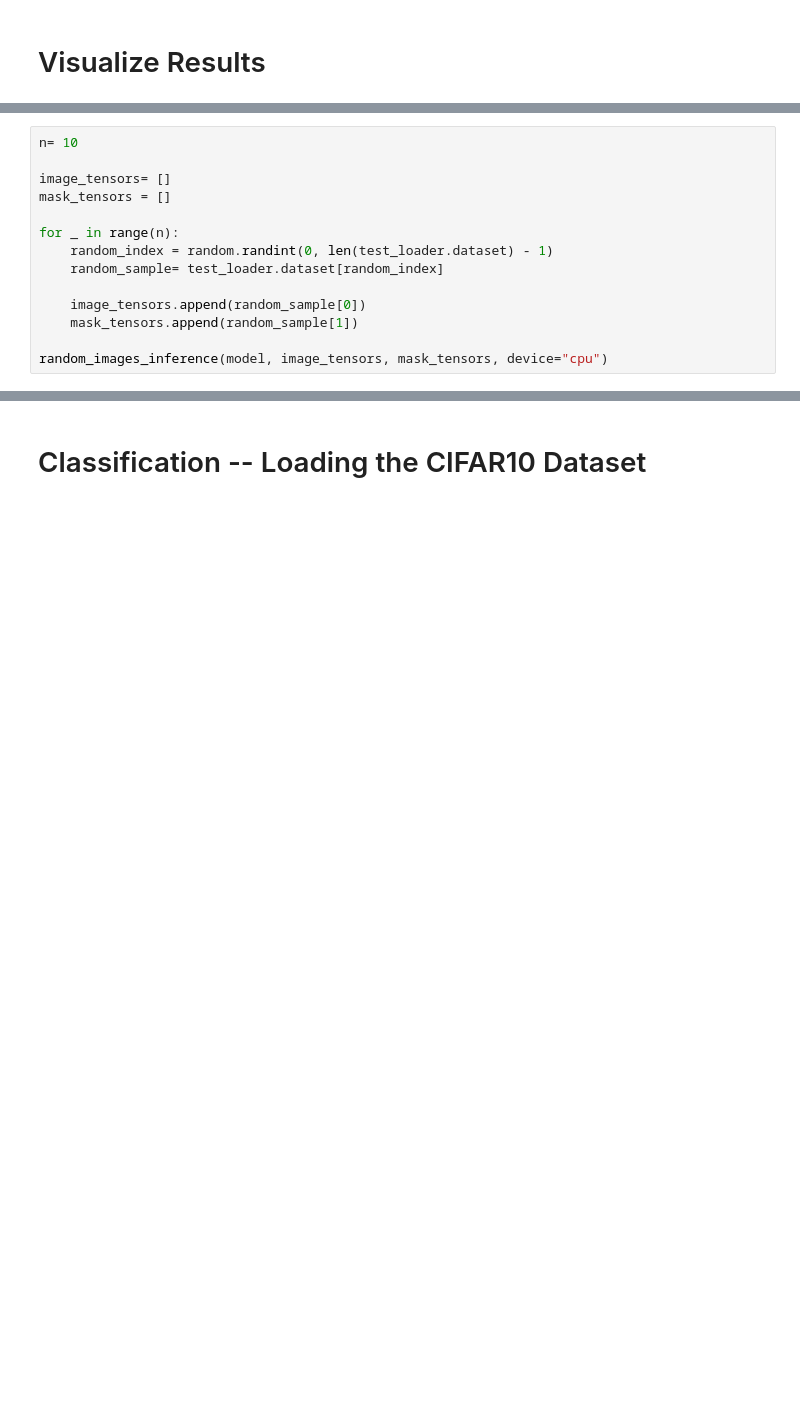
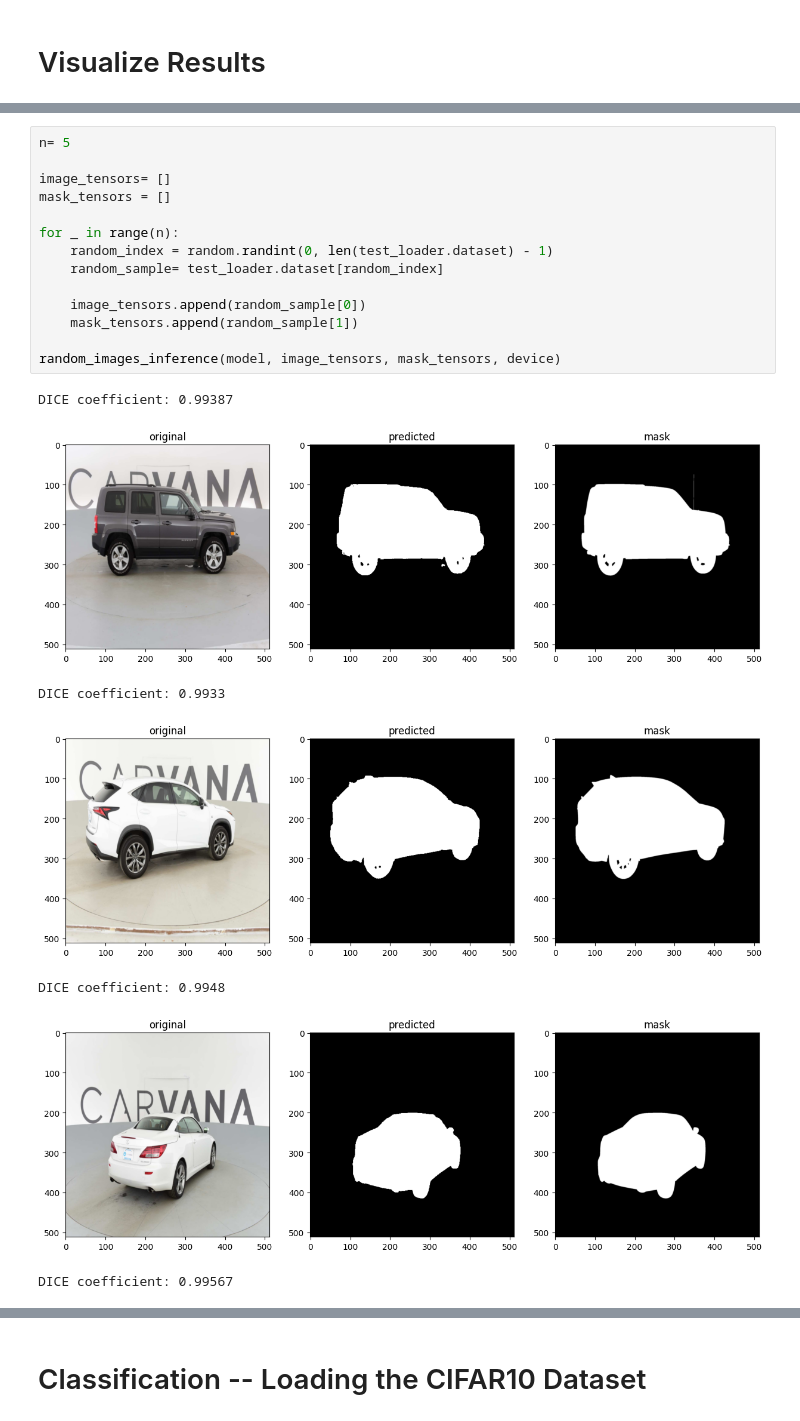
Before and after one commit to evortigosa/AI_devs, a Jupyter notebook: unet.ipynb, the cells around one changed output, grey strips where cells are left out. Saved outputs shown, nothing was run; the diff lists cells and outputs as text; blank space fills up the shorter version.

```diff
--- a/unet.ipynb
+++ b/unet.ipynb
@@ -564,14 +596,22 @@ def random_images_inference(model, image_tensors, mask_tensors, device):
 # %%
-n= 10
+n= 5
 
 image_tensors= []
 mask_tensors = []
 
 for _ in range(n):
     random_index = random.randint(0, len(test_loader.dataset) - 1)
     random_sample= test_loader.dataset[random_index]
 
     image_tensors.append(random_sample[0])
     mask_tensors.append(random_sample[1])
 
-random_images_inference(model, image_tensors, mask_tensors, device="cpu")
+random_images_inference(model, image_tensors, mask_tensors, device)
+# %% [output]
+DICE coefficient: 0.99387
+[figure, added]
+DICE coefficient: 0.9933
+[figure, added]
+DICE coefficient: 0.9948
+[figure, added]
+DICE coefficient: 0.99567
```
Also changed, not shown: parts of 8 cells of this notebook.
